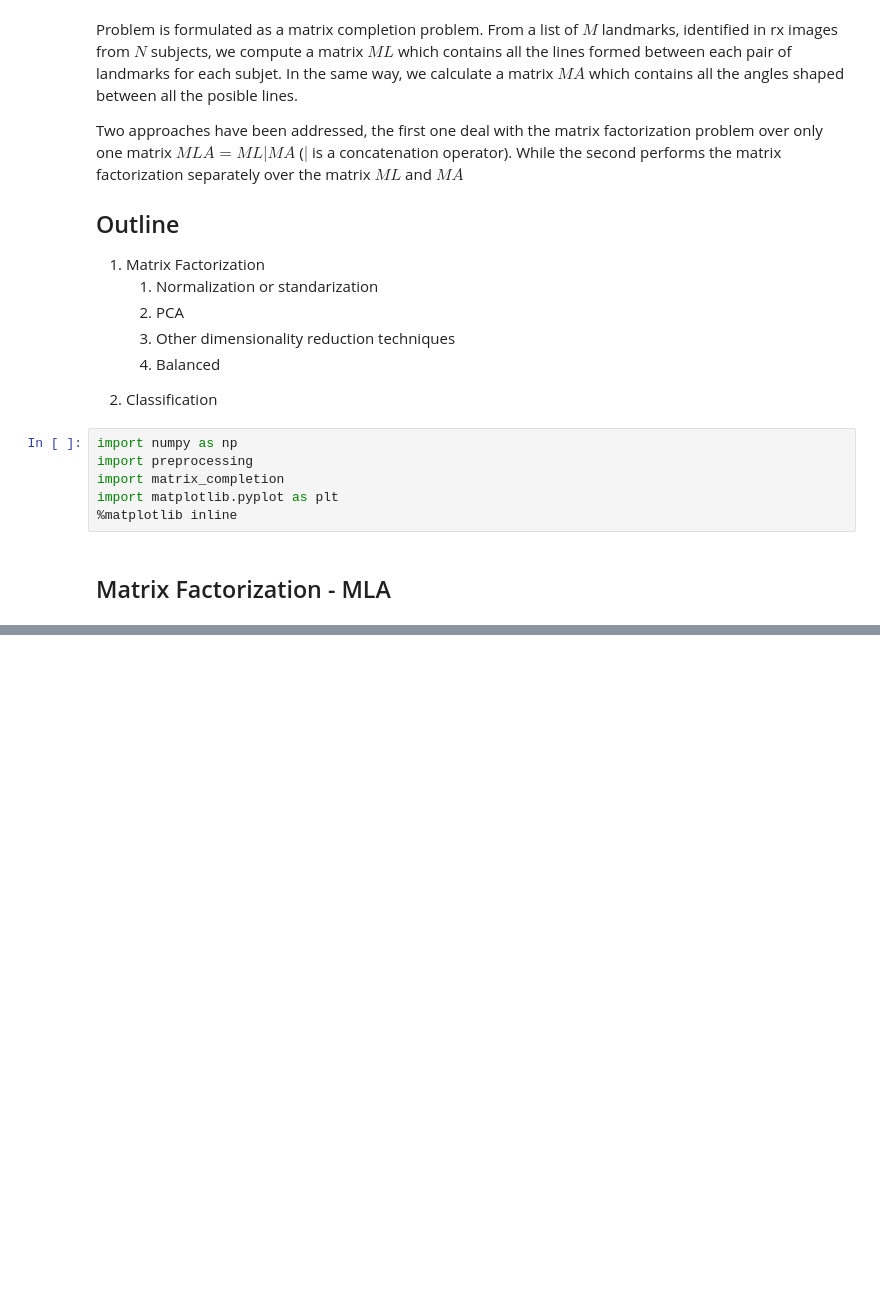
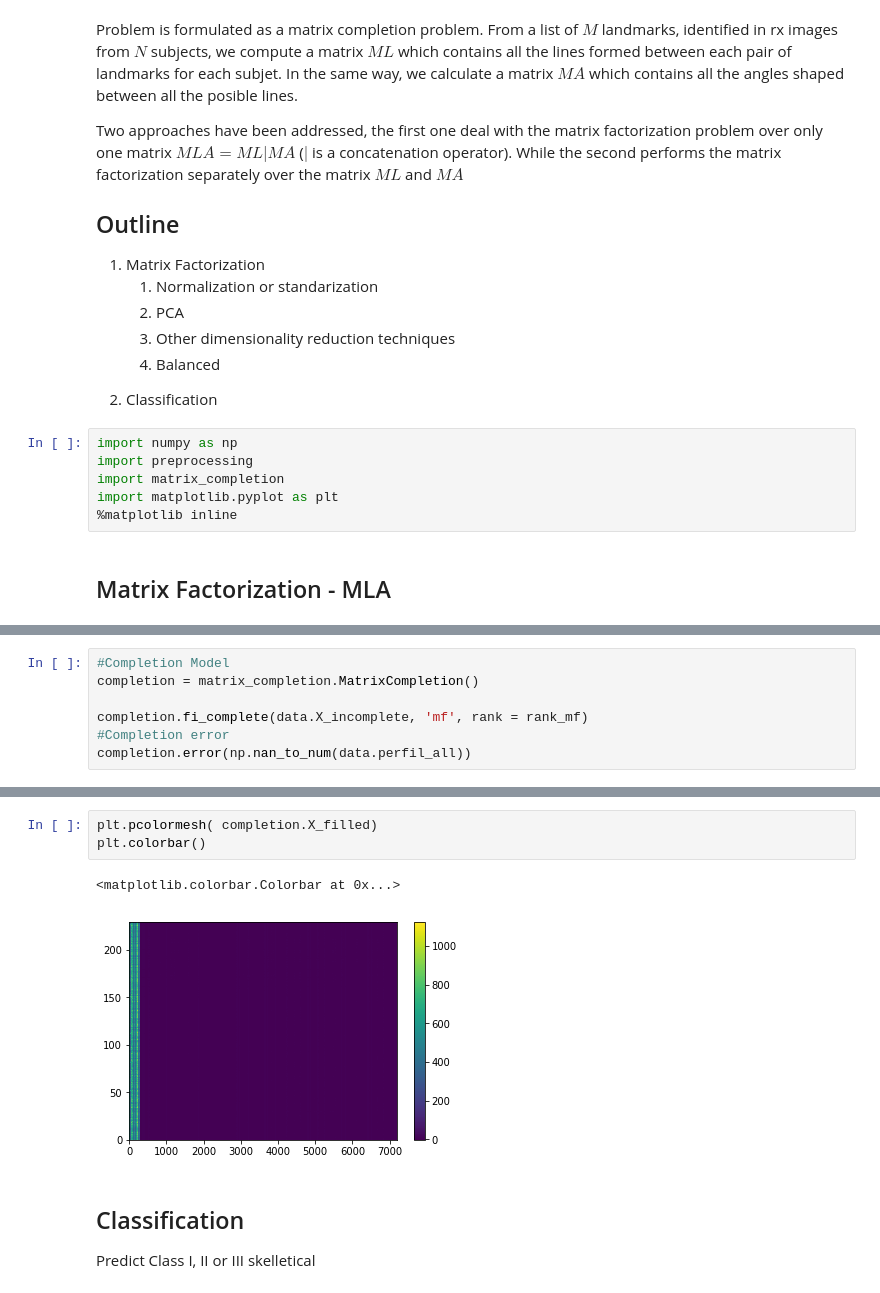
Before and after one commit to ejake/mandibular_morphology, a Jupyter notebook: matrix_completion.ipynb, the cells around one changed output, grey strips where cells are left out. Saved outputs shown, nothing was run; the diff lists cells and outputs as text; blank space fills up the shorter version.

Commit message:
Classification ML|MA

```diff
--- a/matrix_completion.ipynb
+++ b/matrix_completion.ipynb
@@ -31,0 +38,7 @@ rank = 110
+# %%
+#Completion Model
+completion = matrix_completion.MatrixCompletion()
+
+completion.fi_complete(data.X_incomplete, 'mf', rank = rank_mf)
+#Completion error
+completion.error(np.nan_to_num(data.perfil_all))
@@ -31,0 +64,9 @@ rank = 110
+# %%
+plt.pcolormesh( completion.X_filled)
+plt.colorbar()
+# %% [output]
+<matplotlib.colorbar.Colorbar at 0x...>
+[figure, added]
+# %% [markdown]
+## Classification
+Predict Class I, II or III skelletical
```
Also changed, not shown: parts of 3 cells of this notebook.
